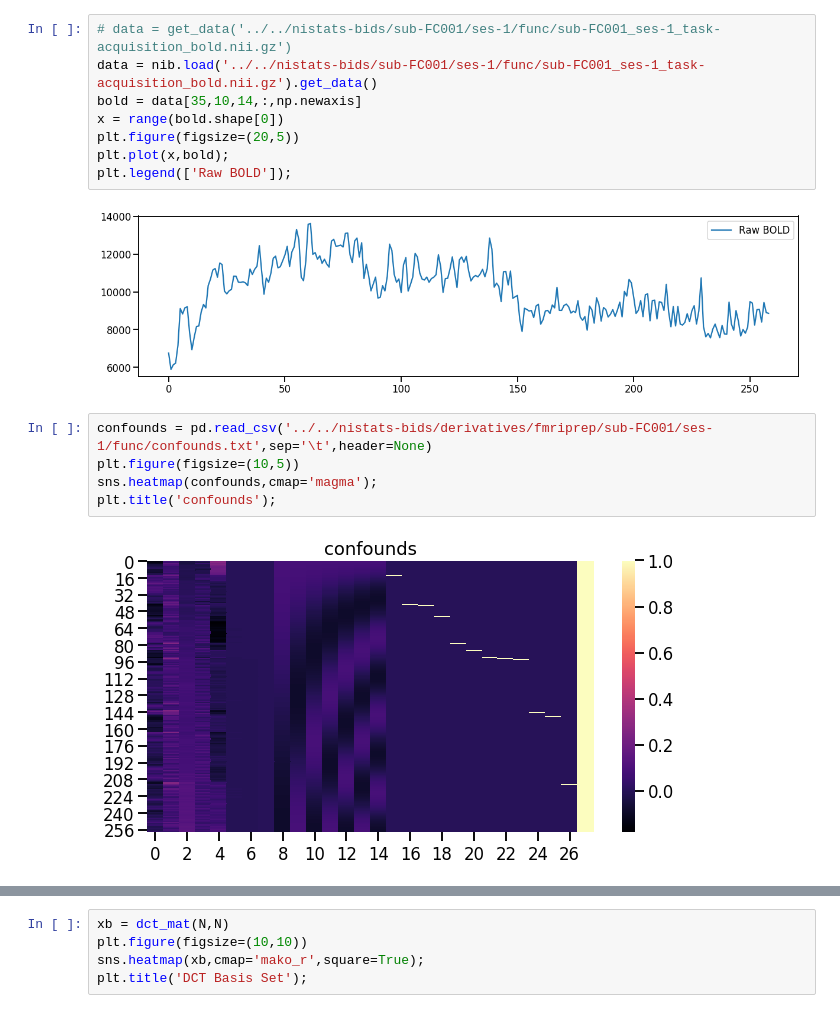
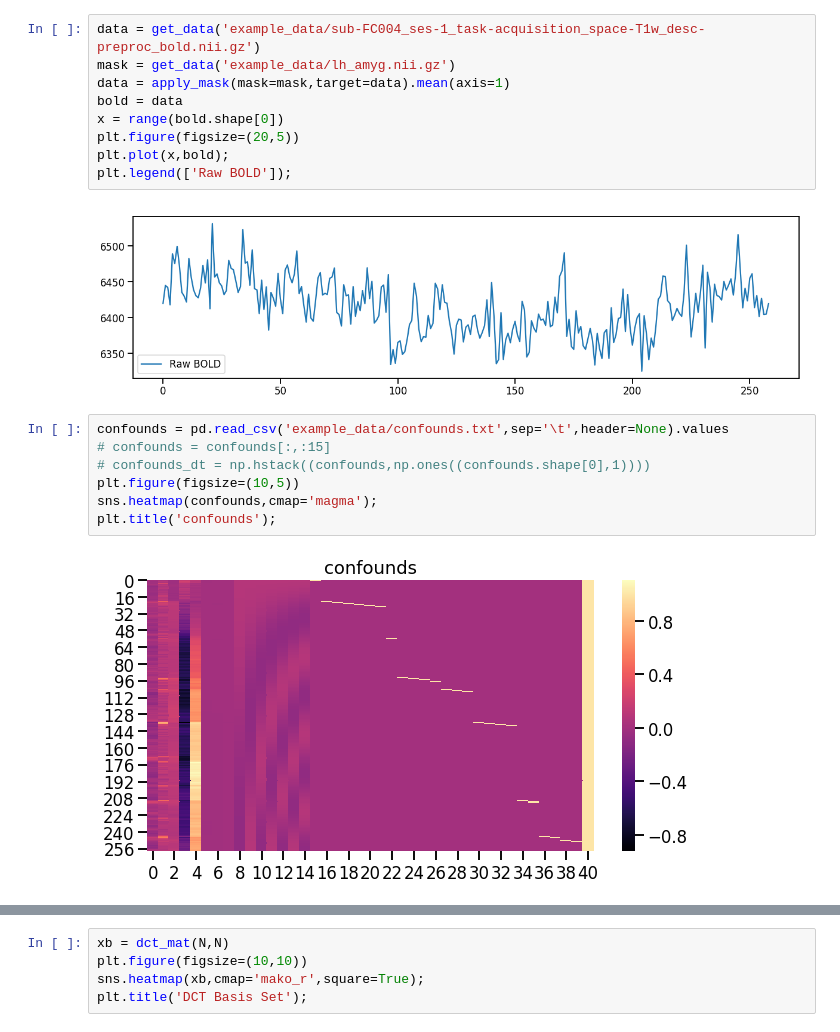
Before and after one commit to dunsmoorlab/gPPI, a Jupyter notebook: deconvolve.ipynb, the cells around one changed output, grey strips where cells are left out. Cells and saved outputs as stored; diff of their text form.

```diff
--- a/deconvolve.ipynb
+++ b/deconvolve.ipynb
@@ -15,18 +22,21 @@ sns.set_context('talk')
 # %%
-# data = get_data('../../nistats-bids/sub-FC001/ses-1/func/sub-FC001_ses-1_task-acquisition_bold.nii.gz')
-data = nib.load('../../nistats-bids/sub-FC001/ses-1/func/sub-FC001_ses-1_task-acquisition_bold.nii.gz').get_data()
-bold = data[35,10,14,:,np.newaxis]
+data = get_data('example_data/sub-FC004_ses-1_task-acquisition_space-T1w_desc-preproc_bold.nii.gz')
+mask = get_data('example_data/lh_amyg.nii.gz')
+data = apply_mask(mask=mask,target=data).mean(axis=1)
+bold = data
 x = range(bold.shape[0])
 plt.figure(figsize=(20,5))
 plt.plot(x,bold);
 plt.legend(['Raw BOLD']);
 # %% [output]
-[figure, old version]
+[figure, new version]
 # %%
-confounds = pd.read_csv('../../nistats-bids/derivatives/fmriprep/sub-FC001/ses-1/func/confounds.txt',sep='\t',header=None)
+confounds = pd.read_csv('example_data/confounds.txt',sep='\t',header=None).values
+# confounds = confounds[:,:15]
+# confounds_dt = np.hstack((confounds,np.ones((confounds.shape[0],1))))
 plt.figure(figsize=(10,5))
 sns.heatmap(confounds,cmap='magma');
 plt.title('confounds');
 # %% [output]
-[figure, old version]
+[figure, new version]
 # %%
```
Also changed, not shown: parts of 10 cells of this notebook, 2 other files.
